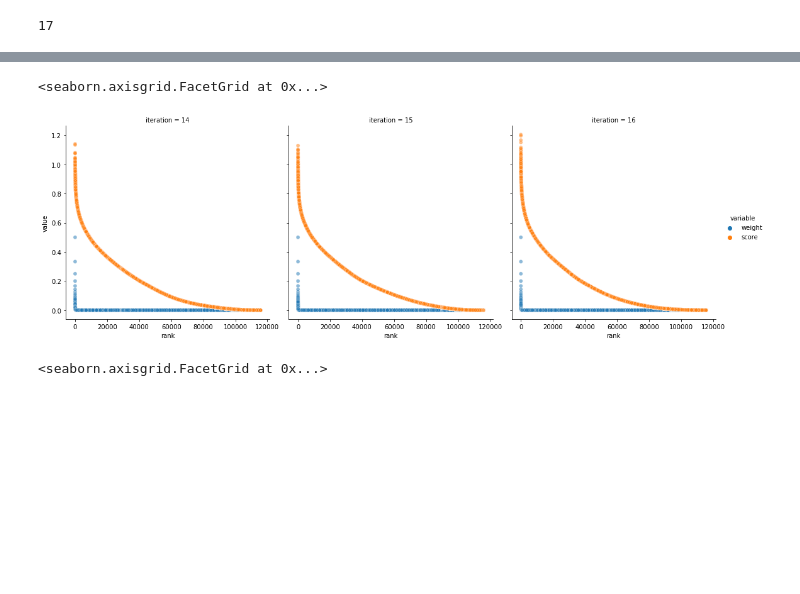
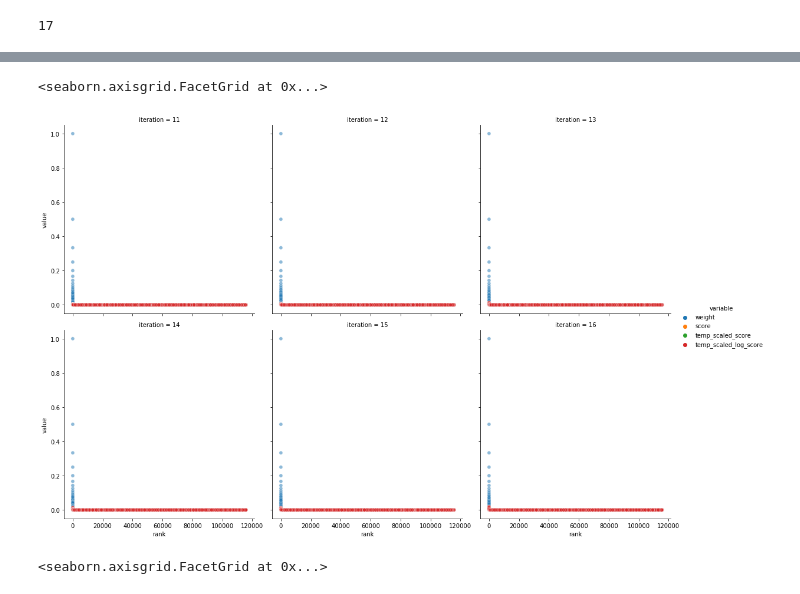
Before and after one commit to BlackHC/active_learning_redux, a Jupyter notebook: C_examine_AL_bald_scores.ipynb, the cells around one changed output, grey strips where cells are left out. Cells and saved outputs as stored; diff of their text form; code cells hidden in the pictures; blank space fills up the shorter version.

Commit message:
Rewrite BALD score examination
CU-1k6wbwg

```diff
--- a/C_examine_AL_bald_scores.ipynb
+++ b/C_examine_AL_bald_scores.ipynb
@@ -37,15 +38,26 @@ len(bald_scores)
 bald_ranks = [(-scores).argsort().argsort() for scores in bald_scores]
 # %%
 bald_weights = [1 / (ranks + 1) for ranks in bald_ranks]
+# %%
+coldness = 10
 # %%
 rows = []
 for i, (scores, ranks, weights) in enumerate(zip(bald_scores, bald_ranks, bald_weights)):
-    for score, rank, weight in zip(scores, ranks, weights):
+    max_score = np.max(scores)
+    sum_score = np.sum(scores)
+    sum_weights = np.sum(weights)
+
+    temp_scaled_log_scores = np.exp(scipy.special.log_softmax(np.log(scores)*coldness))
+    temp_scaled_scores = np.exp(scipy.special.log_softmax(scores*coldness))
+
+    for score, temp_scaled_score, temp_scaled_log_score, rank, weight in zip(scores, temp_scaled_scores, temp_scaled_log_scores, ranks, weights):
         rows.append(dict(
             iteration=i,
-            score=score,
+            score=score/sum_score,
+            temp_scaled_score=temp_scaled_score,
+            temp_scaled_log_score=temp_scaled_log_score,
             rank=rank,
-            weight=weight
+            weight=weight / sum_weights
         ))
 # %%
 df = pd.DataFrame(rows)
@@ -67,5 +79,5 @@ df
 # %%
-melted_ranked_df = df.melt(id_vars=["iteration", "rank"], value_vars=["weight", "score"])
+melted_ranked_df = df.melt(id_vars=["iteration", "rank"], value_vars=["weight", "score", "temp_scaled_score", "temp_scaled_log_score"])
 # %%
 melted_ranked_df
 # %% [output]
@@ -85,8 +107,8 @@ melted_ranked_df
 # %%
-sns.relplot(data=melted_ranked_df[melted_ranked_df.iteration>13],x="rank", y="value", hue="variable", col="iteration", col_wrap=3, alpha=0.5)
+sns.relplot(data=melted_ranked_df[melted_ranked_df.iteration > 10],x="rank", y="value", hue="variable", col="iteration", col_wrap=3, alpha=0.5)
 # %% [output]
 <seaborn.axisgrid.FacetGrid at 0x...>
-[figure, old version]
+[figure, new version]
 # %%
 sns.relplot(data=df,x="rank", y="score", col="iteration", col_wrap=3, alpha=0.5)
 # %%
```
Also changed, not shown: parts of 5 cells of this notebook, 15 other files.
